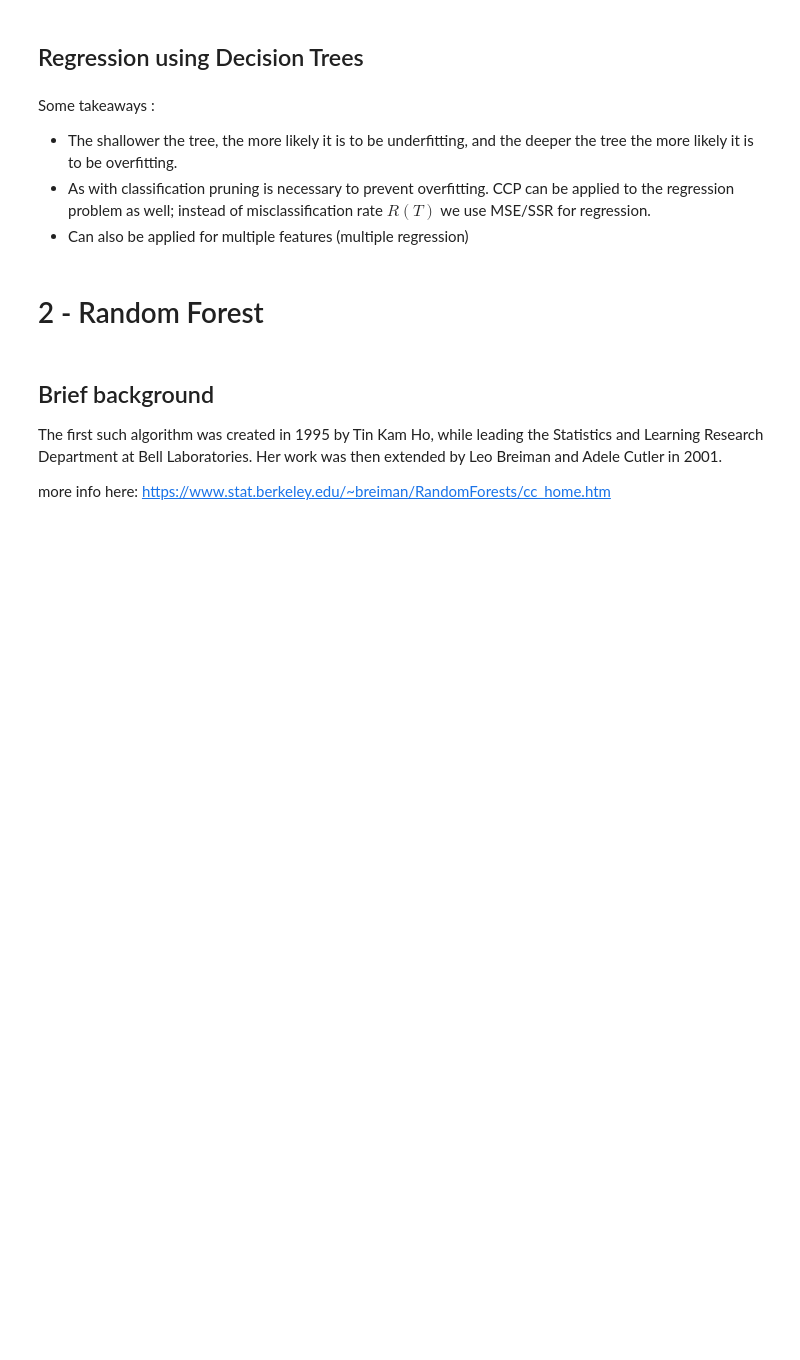
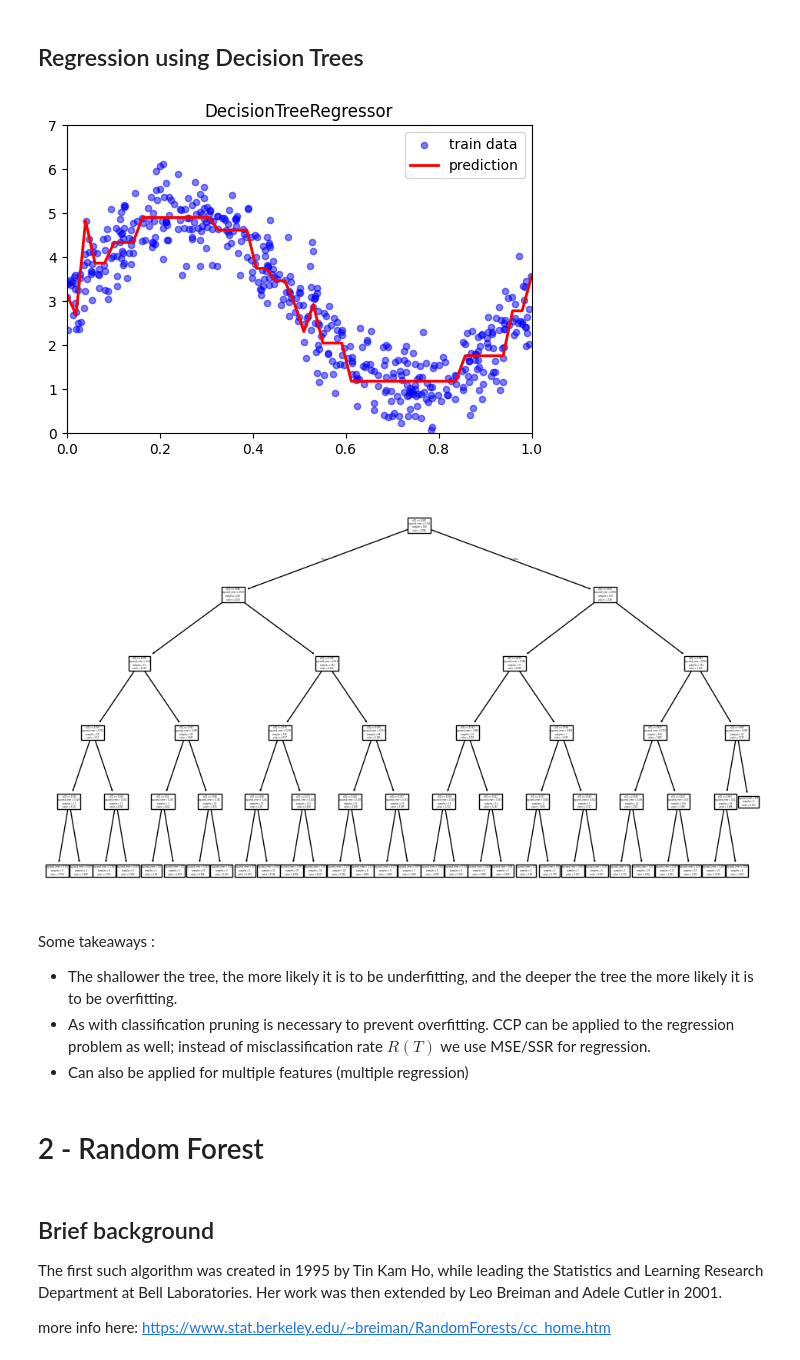
Before and after one commit to Bahbunb/MY-DAC-Curriculum, a Jupyter notebook: DAC-006_Machine_Learning/DAC-006-Intro_to_ML_Session_2_Student.ipynb, the cells around one changed output. Cells and saved outputs as stored; diff of their text form; code cells hidden in the pictures; blank space fills up the shorter version.

```diff
--- a/DAC-006_Machine_Learning/DAC-006-Intro_to_ML_Session_2_Student.ipynb
+++ b/DAC-006_Machine_Learning/DAC-006-Intro_to_ML_Session_2_Student.ipynb
@@ -416,16 +471,19 @@ where $R(T)$ is the misclassification rate of a tree T, $\alpha$ the regularizat
 # %%
-# depth = 3
+depth = 5
 
-# sk_model = DecisionTreeRegressor(max_depth = depth)
-# sk_model.fit(x_train, y_train)
-# sk_pred = sk_model.predict(x_test)
+sk_model = DecisionTreeRegressor(max_depth = depth)
+sk_model.fit(x_train, y_train)
+sk_pred = sk_model.predict(x_test)
 
-# # Plot the training data and draw the estimated curve.
-# plot_prediction(x_train, y_train, x_test, sk_pred, 'DecisionTreeRegressor')
+# Plot the training data and draw the estimated curve.
+plot_prediction(x_train, y_train, x_test, sk_pred, 'DecisionTreeRegressor')
 
-# plt.figure(figsize=(12,7))
-# tree.plot_tree(sk_model)
-# plt.show()
+plt.figure(figsize=(12,7))
+tree.plot_tree(sk_model)
+plt.show()
+# %% [output]
+[figure, added]
+[figure, added]
 # %% [markdown]
 Some takeaways :
 
```
Also changed, not shown: parts of 15 cells of this notebook.
